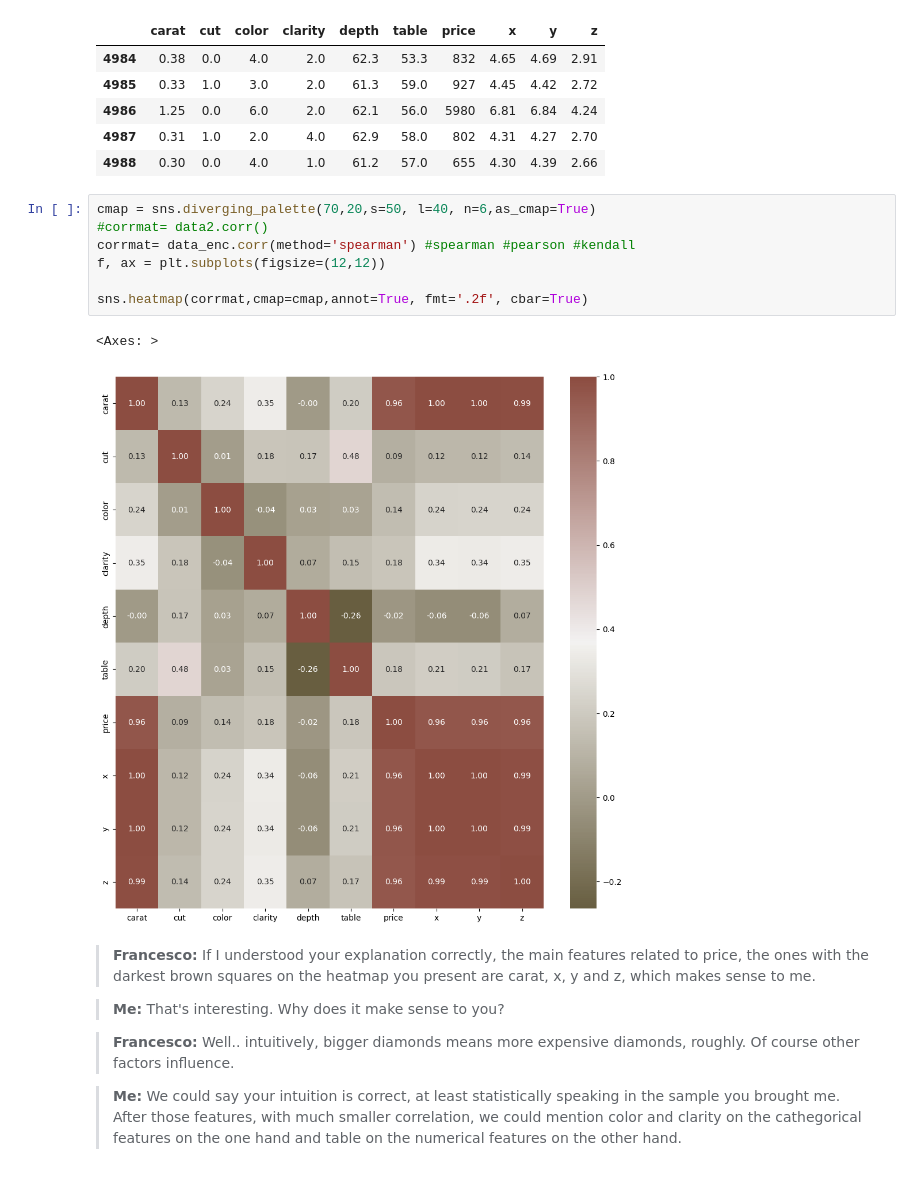
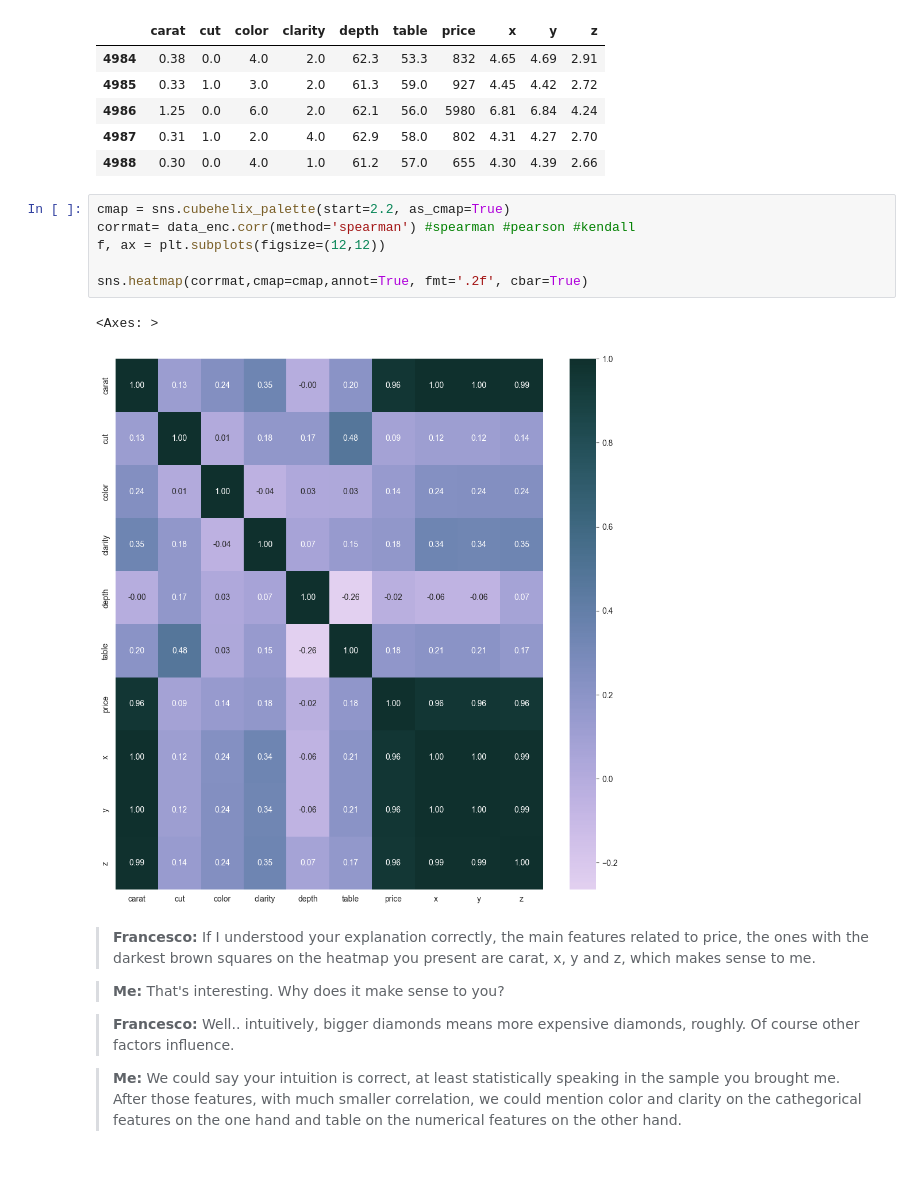
Before and after one commit to matiasleoni/diamonds-assignment, a Jupyter notebook: challenge1/main.ipynb, the cells around one changed output. Saved outputs shown, nothing was run; the diff lists cells and outputs as text.

```diff
--- a/challenge1/main.ipynb
+++ b/challenge1/main.ipynb
@@ -212,15 +214,14 @@ data_enc.tail()
 | 4987 | 0.31 | 1.0 | 2.0 | 4.0 | 62.9 | 58.0 | 802 | 4.31 | 4.27 | 2.70 |
 | 4988 | 0.30 | 0.0 | 4.0 | 1.0 | 61.2 | 57.0 | 655 | 4.30 | 4.39 | 2.66 |
 # %%
-cmap = sns.diverging_palette(70,20,s=50, l=40, n=6,as_cmap=True)
-#corrmat= data2.corr()
+cmap = sns.cubehelix_palette(start=2.2, as_cmap=True)
 corrmat= data_enc.corr(method='spearman') #spearman #pearson #kendall
 f, ax = plt.subplots(figsize=(12,12))
 
 sns.heatmap(corrmat,cmap=cmap,annot=True, fmt='.2f', cbar=True)
 # %% [output]
 <Axes: >
-[figure, old version]
+[figure, new version]
 # %% [markdown]
 > **Francesco:** If I understood your explanation correctly, the main features related to price, the ones with the darkest brown squares on the heatmap you present are carat, x, y and z, which makes sense to me.
 
```
Also changed, not shown: parts of 13 cells of this notebook.
